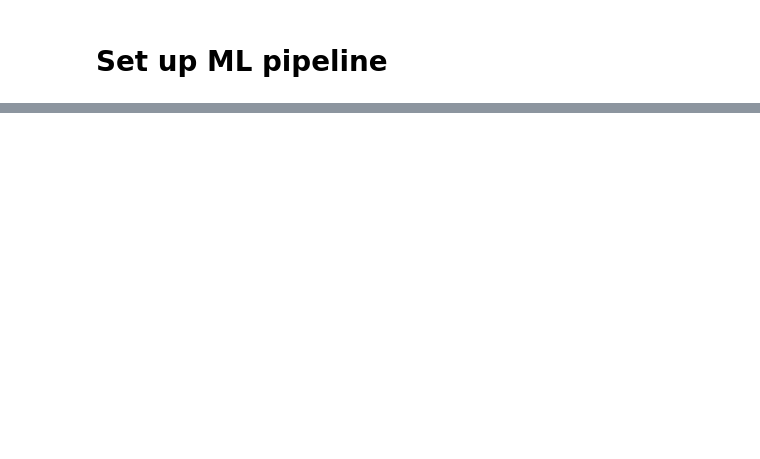
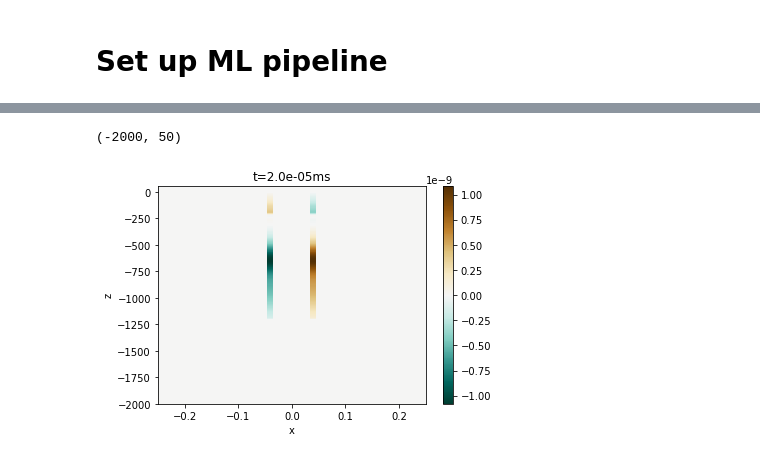
Before and after one commit to lheagy/heagy-2019-casing-ml, a Jupyter notebook: notebooks/pytorch_pipeline_single_well.ipynb, the cells around one changed output, grey strips where cells are left out. Cells and saved outputs as stored; diff of their text form; code cells hidden in the pictures; blank space fills up the shorter version.

```diff
--- a/notebooks/pytorch_pipeline_single_well.ipynb
+++ b/notebooks/pytorch_pipeline_single_well.ipynb
@@ -944,27 +1077,30 @@ src, _ = create_source(sim, model, s0.data.numpy(), trial_directory)
 # %%
-tind = 90
+tind = 20
 plotme = mesh.aveE2CC * src[:, tind]
 
 clim = np.r_[1e-4, 1] * np.max(np.abs(plotme))
 norm = Normalize(
 #         clim[0] if clim is not None else
 #         np.max([1e-20, np.min(np.absolute(plotme))]),
         vmin = -clim[1], vmax=clim[1]
     )
 
 fig, ax = plt.subplots(1, 1)
 plt.colorbar(mesh.plotImage(
     plotme,
     mirror=True,
     mirror_data=-1*plotme,
     pcolorOpts={"norm": norm, "cmap": "BrBG_r"},
     ax=ax
 )[0], ax=ax)
 
 ax.set_title(f"t={sim.times[tind]:1.1e}ms")
 
 ax.set_xlim(0.25*np.r_[-1, 1])
 ax.set_ylim(np.r_[-2000, 50])
+# %% [output]
+(-2000, 50)
+[figure, added]
 # %%
 j_rec = fields(sim, src)
 
```
Also changed, not shown: parts of 31 cells of this notebook, 2 other files.
